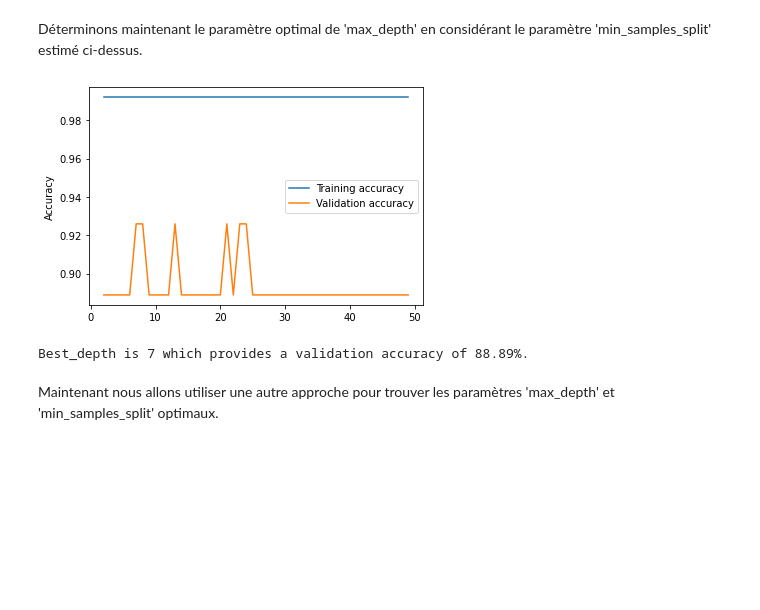
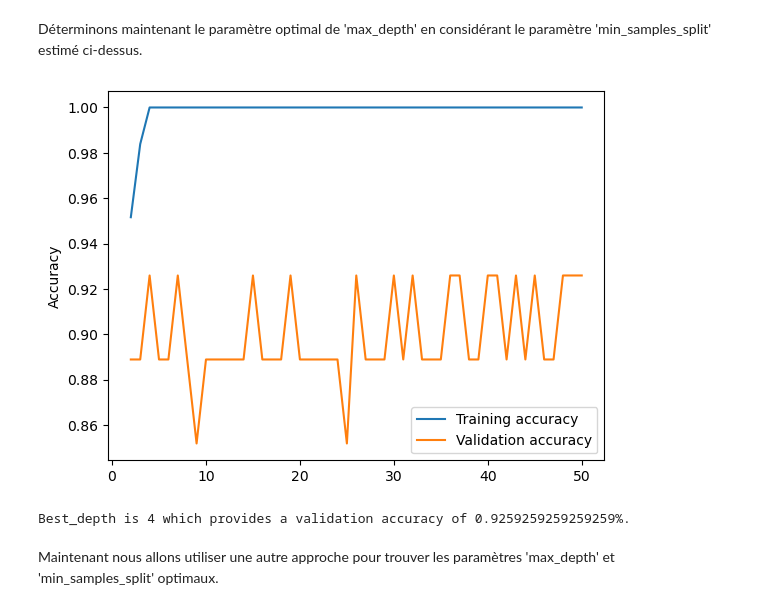
Before and after one commit to HUART1848/APV_L6, a Jupyter notebook: TP6.ipynb, the cells around one changed output. Drawn from its saved outputs; the diff is of its cells as text; code cells hidden in the pictures; blank space fills up the shorter version.

```diff
--- a/TP6.ipynb
+++ b/TP6.ipynb
@@ -127,7 +141,25 @@ def max_split_tuning(X_train, Y_train, X_val, Y_val, min_split=2, max_split=100,
     Returns the best min_samples_split parameter and the accuracy on the validation dataset for the decision tree built with
     this parameter.
     """
-    # TODO: implement this function
+
+    x = np.arange(min_split, max_split + 1, dtype=float)
+    train_accs = x.copy()
+    val_accs = x.copy()
+
+    for i, split in enumerate(range(min_split, max_split + 1)):
+        train_accs[i], val_accs[i], _ = build_and_evaluate_decisison_tree(X_train, Y_train, X_val, Y_val, min_samples_split=split)
+
+    if show:
+        fig, ax = plt.subplots()
+        ax.plot(x, train_accs, label="Training accuracy")
+        ax.plot(x, val_accs, label="Validation accuracy")
+
+        ax.set_ylabel("Accuracy")
+        ax.legend()
+        plt.show()
+
+    best = np.argmax(val_accs)
+    return best + min_split, val_accs[best]
 # %% [markdown]
 Nous pouvons maintenant utiliser cette fonction pour estimer le meilleur paramètre 'min_samples_split'.
 # %%
@@ -139,7 +171,7 @@ Best_split is 20 which provides a validation accuracy of 92.59%.
 # %% [markdown]
 En utilisant la même approche que ci-dessus, on va essayer de déterminer la valeure la plus adéquate pour le paramètre 'max_depth'.
 # %%
-def max_depth_tuning(X_train, Y_train, X_val, Y_val, split, min_depth=2, max_allowed_depth=100, show=False):
+def max_depth_tuning(X_train, Y_train, X_val, Y_val, depth, min_depth=2, max_allowed_depth=100, show=False):
     """
     Build and evaluate a decision tree on training and evaluation dataset testing all values for max_depth parameter which go
     between min_depth and max_allowed_depth
@@ -150,17 +182,35 @@ def max_depth_tuning(X_train, Y_train, X_val, Y_val, split, min_depth=2, max_all
     Returns the best max_depth parameter and the accuracy on the validation dataset for the decision tree built with
     this parameter.
     """
-    # TODO: implement this function
+
+    x = np.arange(min_depth, max_allowed_depth + 1, dtype=float)
+    train_accs = x.copy()
+    val_accs = x.copy()
+
+    for i, depth in enumerate(range(min_depth, max_allowed_depth + 1)):
+        train_accs[i], val_accs[i], _ = build_and_evaluate_decisison_tree(X_train, Y_train, X_val, Y_val, max_depth=depth)
+
+    if show:
+        fig, ax = plt.subplots()
+        ax.plot(x, train_accs, label="Training accuracy")
+        ax.plot(x, val_accs, label="Validation accuracy")
+
+        ax.set_ylabel("Accuracy")
+        ax.legend()
+        plt.show()
+
+    best = np.argmax(val_accs)
+    return best + min_depth, val_accs[best]
 # %% [markdown]
 Déterminons maintenant le paramètre optimal de 'max_depth' en considérant le paramètre 'min_samples_split' estimé ci-dessus.
 # %%
 best_depth, acc = max_depth_tuning(X_train, Y_train, X_val, Y_val,
-                                   split=best_split, min_depth=2,
+                                   depth=best_split, min_depth=2,
                                    max_allowed_depth=50, show=True)
 print('Best_depth is {} which provides a validation accuracy of {}%.'.format(best_depth, acc))
 # %% [output]
-[figure, old version]
+[figure, new version]
-Best_depth is 7 which provides a validation accuracy of 88.89%.
+Best_depth is 4 which provides a validation accuracy of 0.9259259259259259%.
 # %% [markdown]
 Maintenant nous allons utiliser une autre approche pour trouver les paramètres 'max_depth' et 'min_samples_split' optimaux.
 # %%
```
Also changed, not shown: parts of 10 cells of this notebook.
